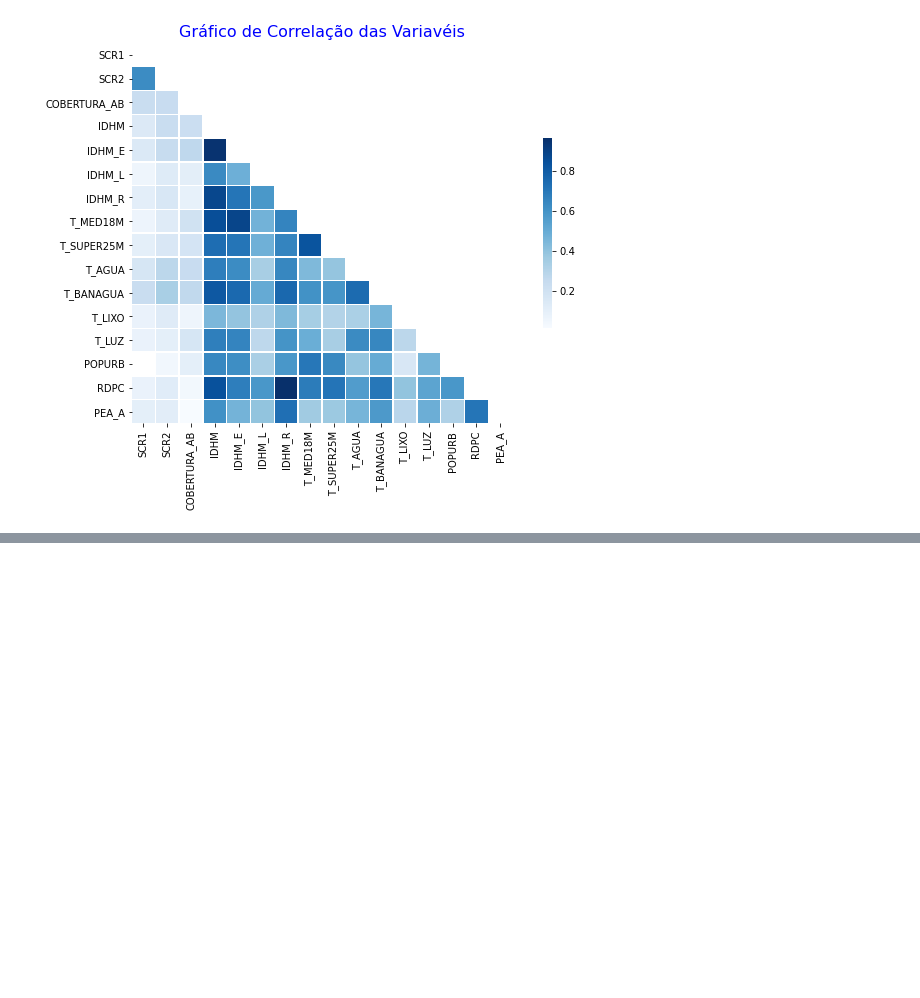
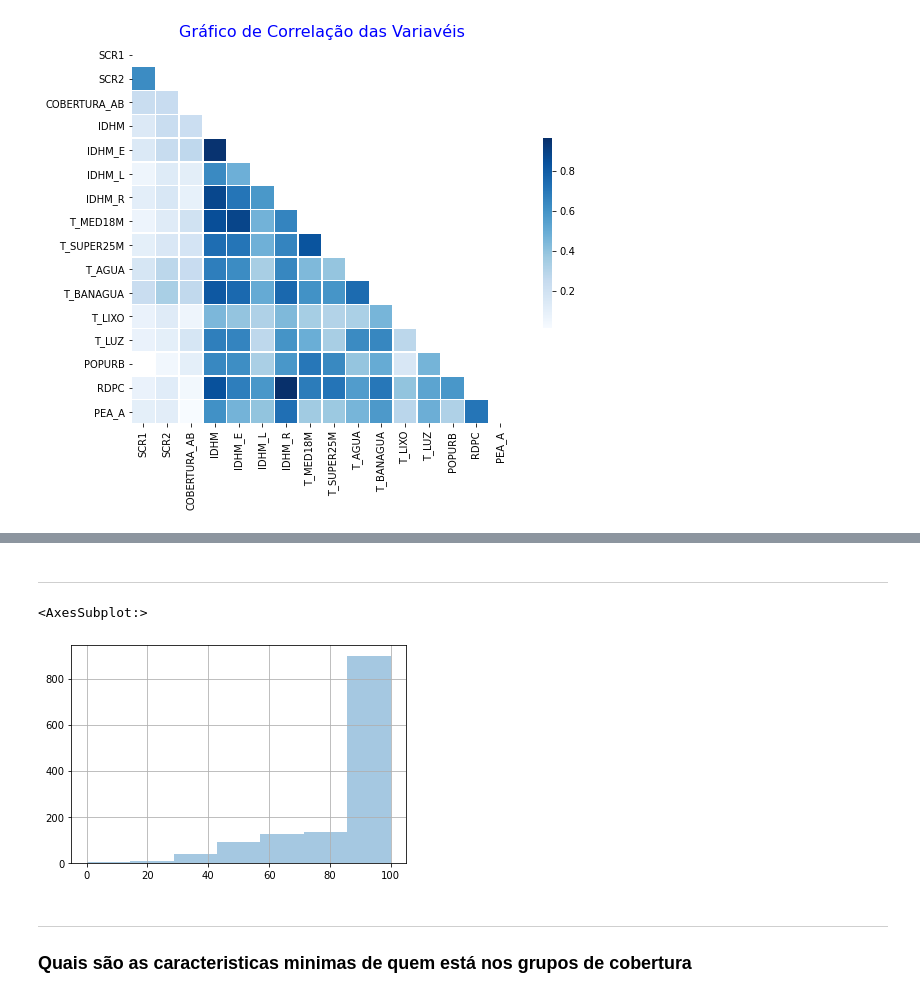
Before and after one commit to lucasmbribeiro/estudos-ciencia-dados, a Jupyter notebook: Open Data Day 2021/AED_Final.ipynb, the cells around one changed output, grey strips where cells are left out. Drawn from its saved outputs; the diff is of its cells as text; code cells hidden in the pictures; blank space fills up the shorter version.

```diff
--- a/Open Data Day 2021/AED_Final.ipynb
+++ b/Open Data Day 2021/AED_Final.ipynb
@@ -58,0 +105,7 @@ fig.show()
+# %% [markdown]
+---
+# %%
+df_filtro['COBERTURA_AB'].hist(bins=7, alpha=0.4)
+# %% [output]
+<AxesSubplot:>
+[figure, added]
@@ -58,0 +121,3 @@ fig.show()
+# %% [markdown]
+---
+### Quais são as caracteristicas minimas de quem está nos grupos de cobertura
```
Also changed, not shown: parts of 27 cells of this notebook, 1 other file.
